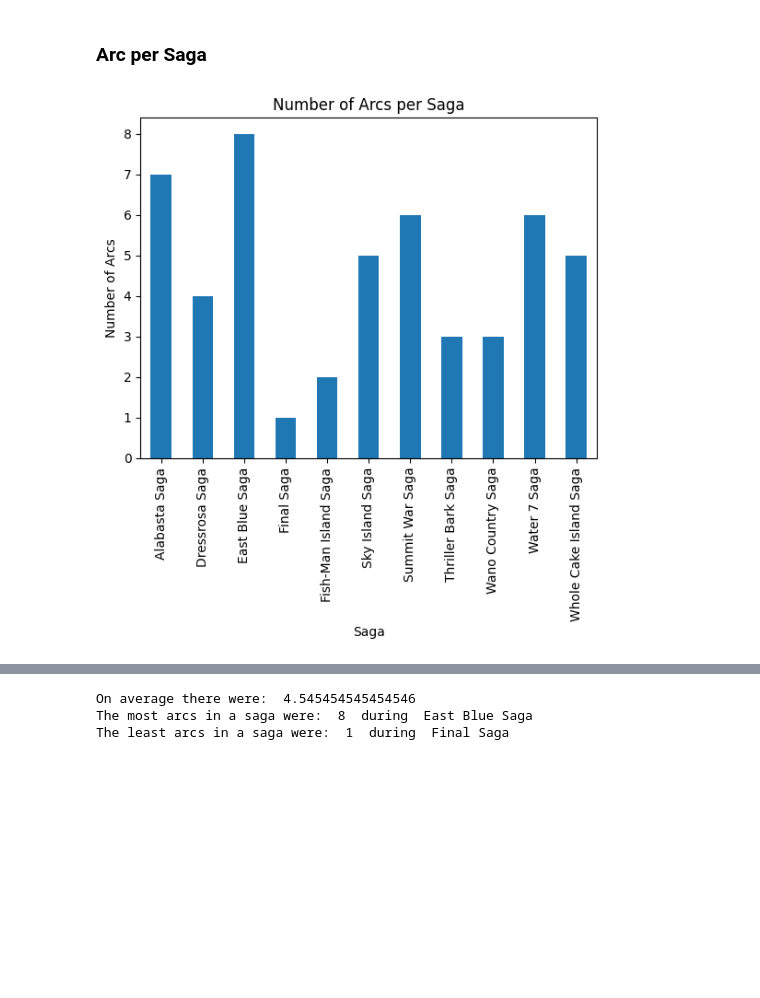
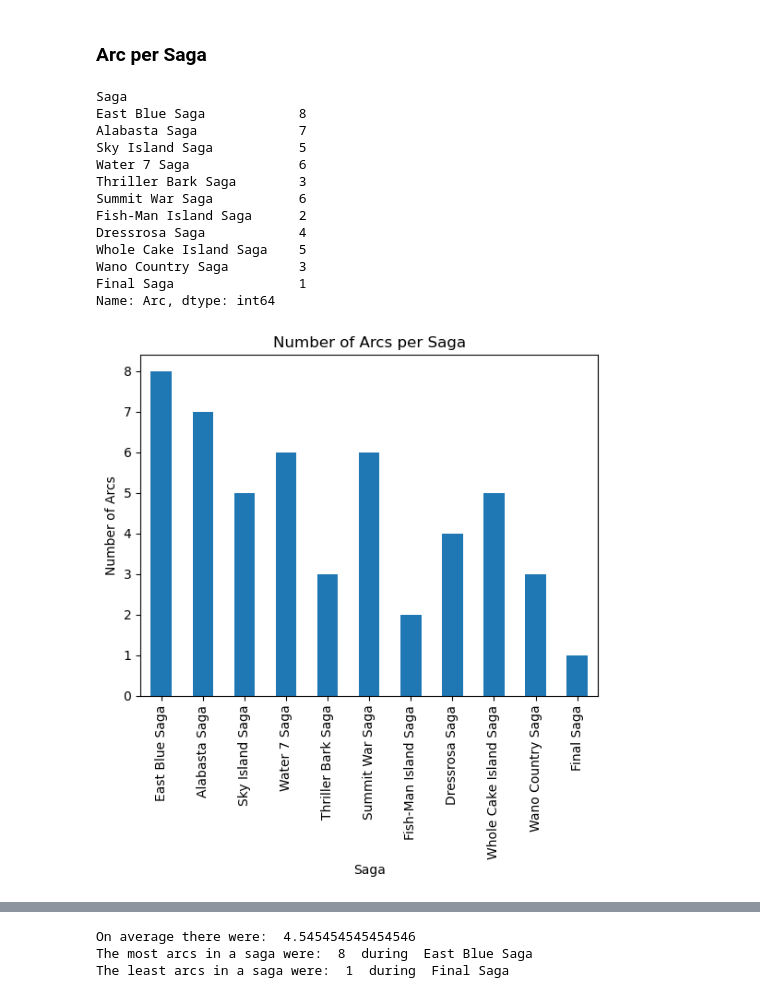
Before and after one commit to Tonevanda/PRI, a Jupyter notebook: src/data.ipynb, the cells around one changed output, grey strips where cells are left out. Cells and saved outputs as stored; diff of their text form; code cells hidden in the pictures; blank space fills up the shorter version.

Commit message:
fixed Arc per saga graphs

```diff
--- a/src/data.ipynb
+++ b/src/data.ipynb
@@ -318,19 +318,35 @@ The most episodes in a saga were:  196  during  Wano Country Saga
 ### Arc per Saga
 # %%
 # Number of Arcs per Saga
+saga_arc_counts = df.groupby('Saga')['Arc'].nunique()
+saga_arc_counts = saga_arc_counts.reindex(df['Saga'].unique(), fill_value=0)
+print(saga_arc_counts)
 
-# Group by Saga and count the number of unique arcs
-df.groupby('Saga')['Arc'].nunique().plot(kind='bar')
+saga_arc_counts.plot(kind='bar')
 plt.title('Number of Arcs per Saga')
 plt.xlabel('Saga')
 plt.ylabel('Number of Arcs')
+plt.xticks(rotation=90, ticks=range(len(saga_arc_counts)), labels=saga_arc_counts.index )
 plt.show()
 
-df.groupby('Saga')['Arc'].nunique().plot()
+saga_arc_counts.plot(kind='line')
 plt.title('Number of Arcs per Saga')
 plt.xlabel('Saga')
 plt.ylabel('Number of Arcs')
-plt.xticks(rotation=90, ticks=range(len(saga_counts)), labels=saga_counts.index)
+plt.xticks(rotation=90, ticks=range(len(saga_arc_counts)), labels=saga_arc_counts.index )
 plt.show()
 # %% [output]
+Saga
+East Blue Saga            8
+Alabasta Saga             7
+Sky Island Saga           5
+Water 7 Saga              6
+Thriller Bark Saga        3
+Summit War Saga           6
+Fish-Man Island Saga      2
+Dressrosa Saga            4
+Whole Cake Island Saga    5
+Wano Country Saga         3
+Final Saga                1
+Name: Arc, dtype: int64
-[figure, old version]
+[figure, new version]
```
Also changed, not shown: parts of 7 cells of this notebook.
